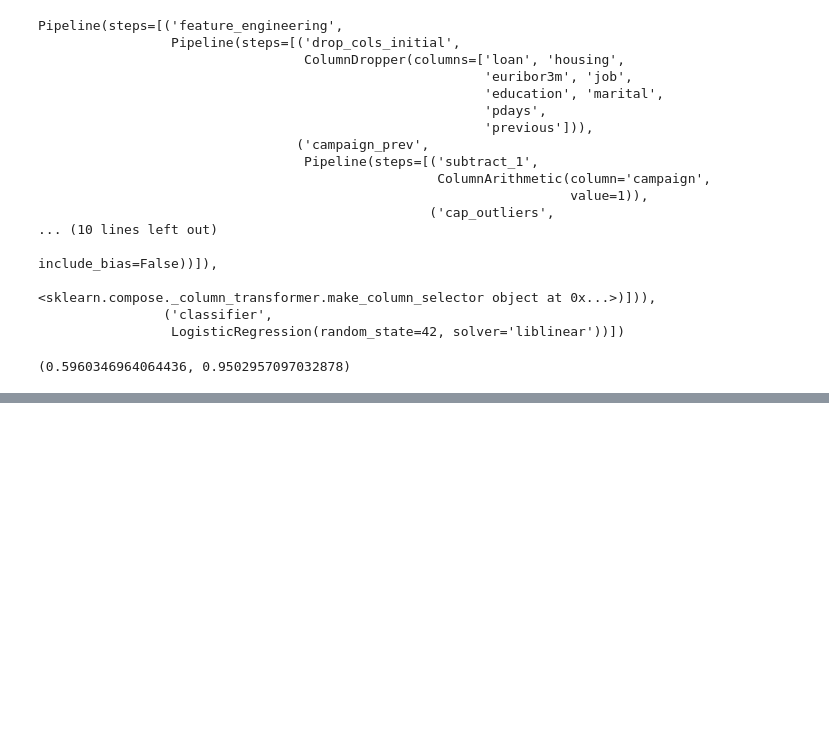
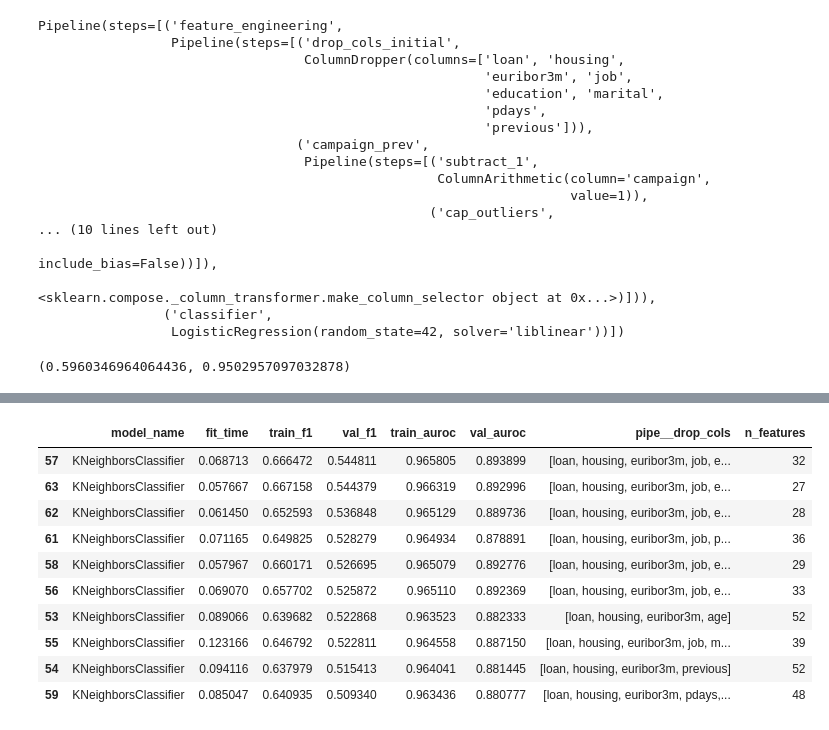
Before and after one commit to Maxstef/bank-deposit-prediction, a Jupyter notebook: notebooks/03_modeling.ipynb, the cells around one changed output, grey strips where cells are left out. Cells and saved outputs as stored; diff of their text form; code cells hidden in the pictures; blank space fills up the shorter version.

Commit message:
modeling add knn model experiments

```diff
--- a/notebooks/03_modeling.ipynb
+++ b/notebooks/03_modeling.ipynb
@@ -750,0 +768,17 @@ val_f1, val_auroc
+# %%
+show_results_df(
+    model_name="KNeighborsClassifier",
+    show_cols=["model_name", "fit_time", "train_f1", "val_f1", "train_auroc", "val_auroc", "pipe__drop_cols", "n_features"],
+)
+# %% [output]
+|  | model_name | fit_time | train_f1 | val_f1 | train_auroc | val_auroc | pipe__drop_cols | n_features |
+| 57 | KNeighborsClassifier | 0.068713 | 0.666472 | 0.544811 | 0.965805 | 0.893899 | [loan, housing, euribor3m, job, e... | 32 |
+| 63 | KNeighborsClassifier | 0.057667 | 0.667158 | 0.544379 | 0.966319 | 0.892996 | [loan, housing, euribor3m, job, e... | 27 |
+| 62 | KNeighborsClassifier | 0.061450 | 0.652593 | 0.536848 | 0.965129 | 0.889736 | [loan, housing, euribor3m, job, e... | 28 |
+| 61 | KNeighborsClassifier | 0.071165 | 0.649825 | 0.528279 | 0.964934 | 0.878891 | [loan, housing, euribor3m, job, p... | 36 |
+| 58 | KNeighborsClassifier | 0.057967 | 0.660171 | 0.526695 | 0.965079 | 0.892776 | [loan, housing, euribor3m, job, e... | 29 |
+| 56 | KNeighborsClassifier | 0.069070 | 0.657702 | 0.525872 | 0.965110 | 0.892369 | [loan, housing, euribor3m, job, e... | 33 |
+| 53 | KNeighborsClassifier | 0.089066 | 0.639682 | 0.522868 | 0.963523 | 0.882333 | [loan, housing, euribor3m, age] | 52 |
+| 55 | KNeighborsClassifier | 0.123166 | 0.646792 | 0.522811 | 0.964558 | 0.887150 | [loan, housing, euribor3m, job, m... | 39 |
+| 54 | KNeighborsClassifier | 0.094116 | 0.637979 | 0.515413 | 0.964041 | 0.881445 | [loan, housing, euribor3m, previous] | 52 |
+| 59 | KNeighborsClassifier | 0.085047 | 0.640935 | 0.509340 | 0.963436 | 0.880777 | [loan, housing, euribor3m, pdays,... | 48 |
```
Also changed, not shown: parts of 16 cells of this notebook, 1 other file.
